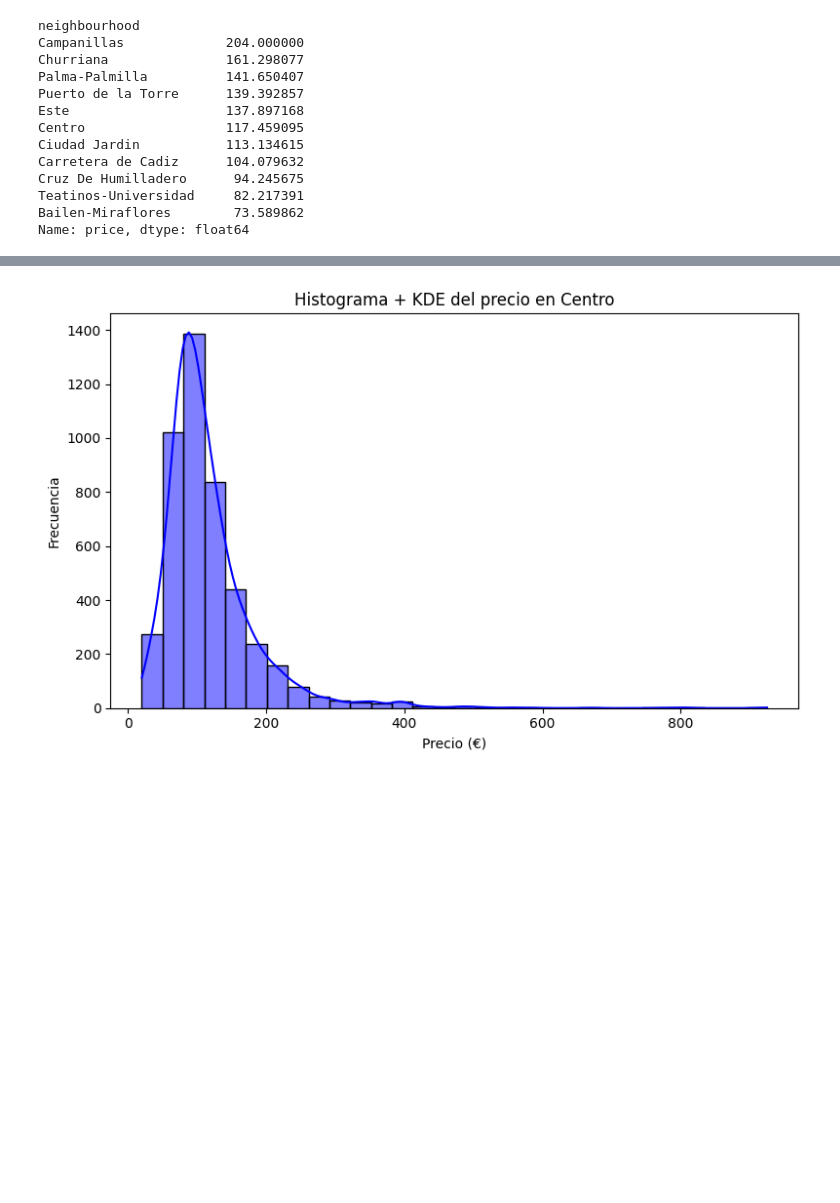
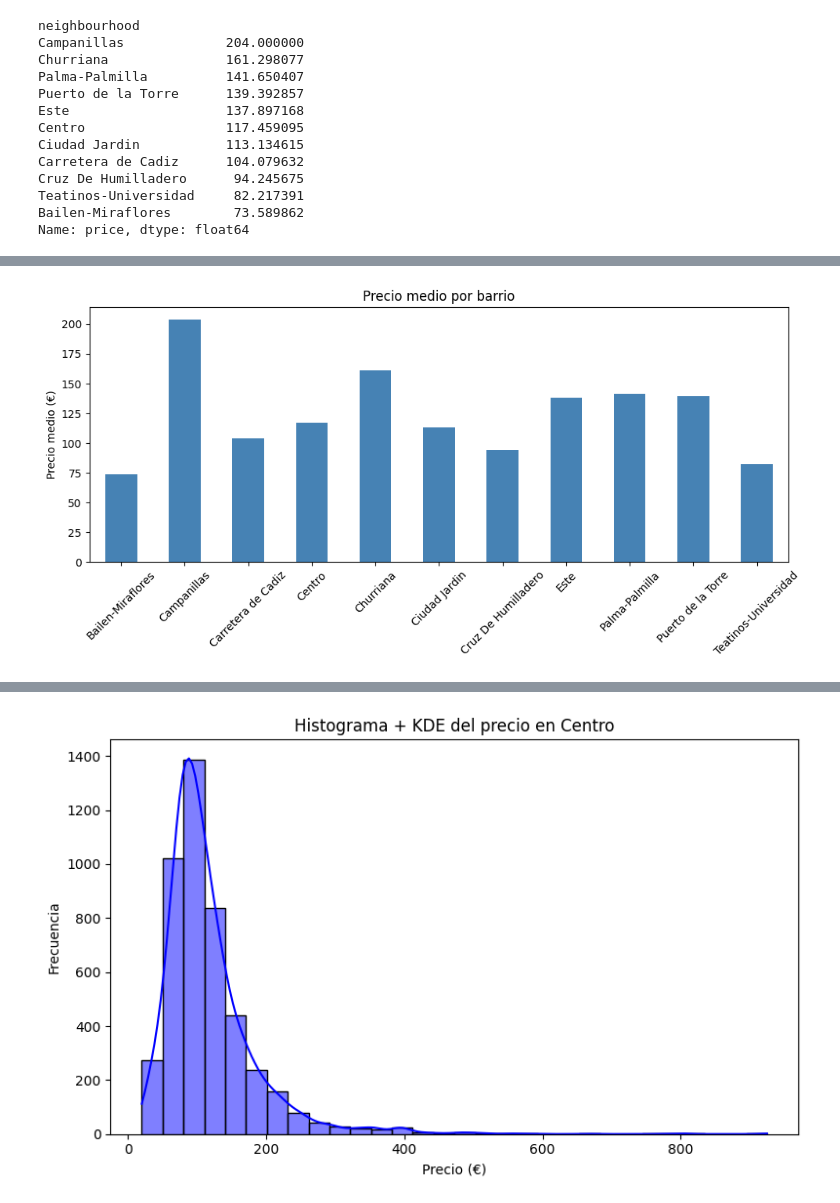
Before and after one commit to MHHsim/Proyect-Break-I, a Jupyter notebook: src/notebooks/Fase_04_Analysis.ipynb, the cells around one changed output, grey strips where cells are left out. Drawn from its saved outputs; the diff is of its cells as text; code cells hidden in the pictures; blank space fills up the shorter version.

```diff
--- a/src/notebooks/Fase_04_Analysis.ipynb
+++ b/src/notebooks/Fase_04_Analysis.ipynb
@@ -220,0 +320,16 @@ Name: price, dtype: float64
+# %%
+# Calcular la media de precios por barrio en el df limpio
+media_df_limpio = df_limpio.groupby("neighbourhood")["price"].mean()
+
+# Gráfico
+plt.figure(figsize=(10,5))
+media_df_limpio.plot(kind="bar", color="steelblue")
+
+plt.title("Precio medio por barrio")
+plt.ylabel("Precio medio (€)")
+plt.xlabel("")
+plt.xticks(rotation=45)
+plt.tight_layout()
+plt.show()
+# %% [output]
+[figure, added]
```
Also changed, not shown: parts of 47 cells of this notebook, 2 other files.
